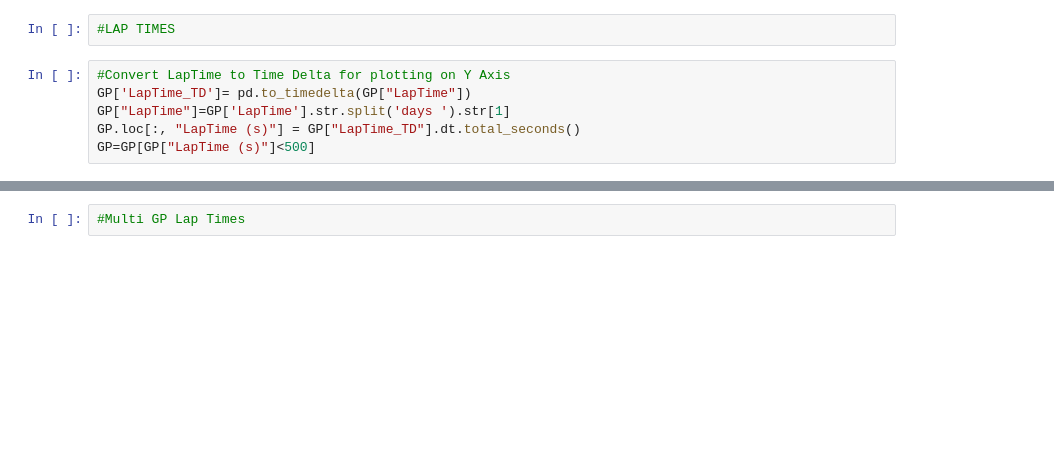
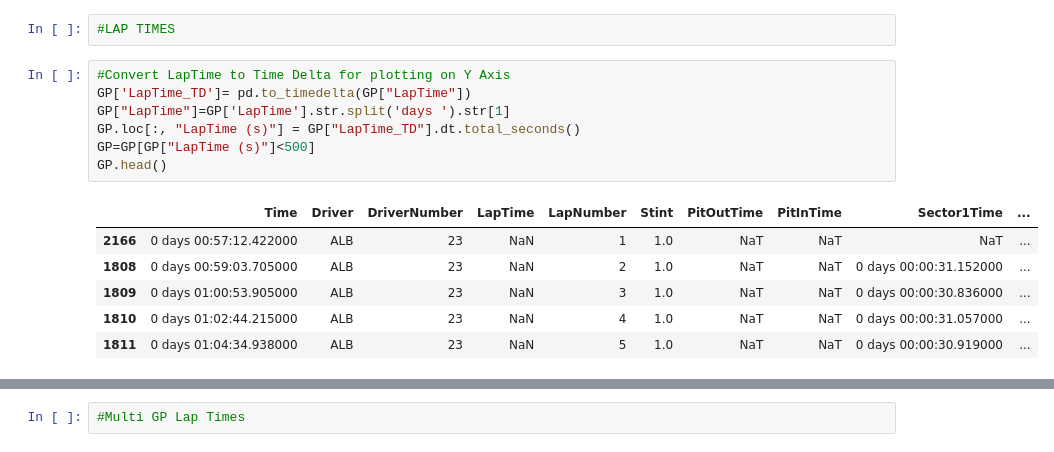
Before and after one commit to rhishabh723/analytics_scripts, a Jupyter notebook: F1_Scripts/Race/Race Position Ladder.ipynb, the cells around one changed output, grey strips where cells are left out. Cells and saved outputs as stored; diff of their text form; blank space fills up the shorter version.

```diff
--- a/F1_Scripts/Race/Race Position Ladder.ipynb
+++ b/F1_Scripts/Race/Race Position Ladder.ipynb
@@ -231,7 +232,15 @@ See the caveats in the documentation: https://pandas.pydata.org/pandas-docs/stab
 # %%
 #Convert LapTime to Time Delta for plotting on Y Axis
 GP['LapTime_TD']= pd.to_timedelta(GP["LapTime"])
 GP["LapTime"]=GP['LapTime'].str.split('days ').str[1]
 GP.loc[:, "LapTime (s)"] = GP["LapTime_TD"].dt.total_seconds()
 GP=GP[GP["LapTime (s)"]<500]
+GP.head()
+# %% [output]
+|  | Time | Driver | DriverNumber | LapTime | LapNumber | Stint | PitOutTime | PitInTime | Sector1Time | ... |
+| 2166 | 0 days 00:57:12.422000 | ALB | 23 | NaN | 1 | 1.0 | NaT | NaT | NaT | ... |
+| 1808 | 0 days 00:59:03.705000 | ALB | 23 | NaN | 2 | 1.0 | NaT | NaT | 0 days 00:00:31.152000 | ... |
+| 1809 | 0 days 01:00:53.905000 | ALB | 23 | NaN | 3 | 1.0 | NaT | NaT | 0 days 00:00:30.836000 | ... |
+| 1810 | 0 days 01:02:44.215000 | ALB | 23 | NaN | 4 | 1.0 | NaT | NaT | 0 days 00:00:31.057000 | ... |
+| 1811 | 0 days 01:04:34.938000 | ALB | 23 | NaN | 5 | 1.0 | NaT | NaT | 0 days 00:00:30.919000 | ... |
 # %%
```
Also changed, not shown: parts of 6 cells of this notebook, 31 other files.
